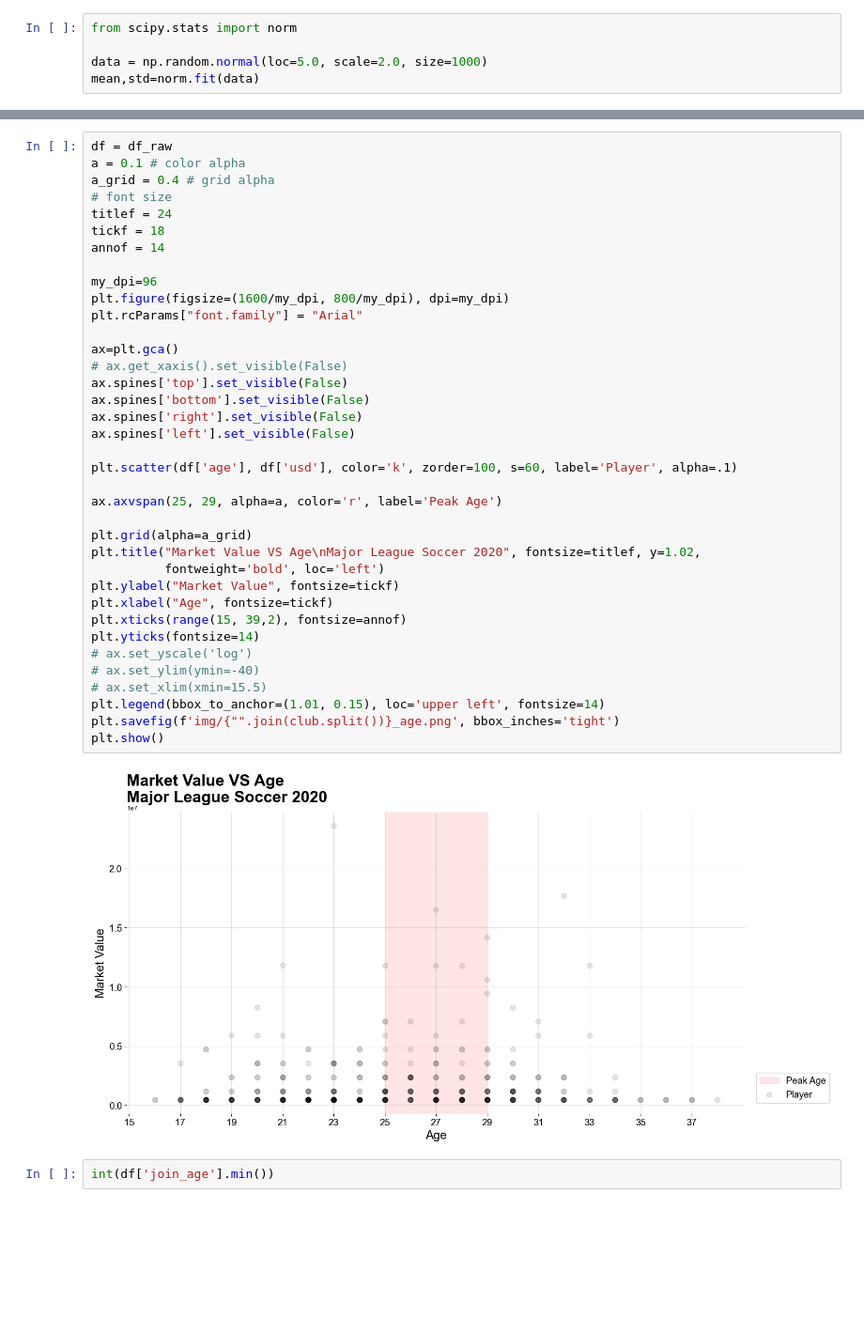
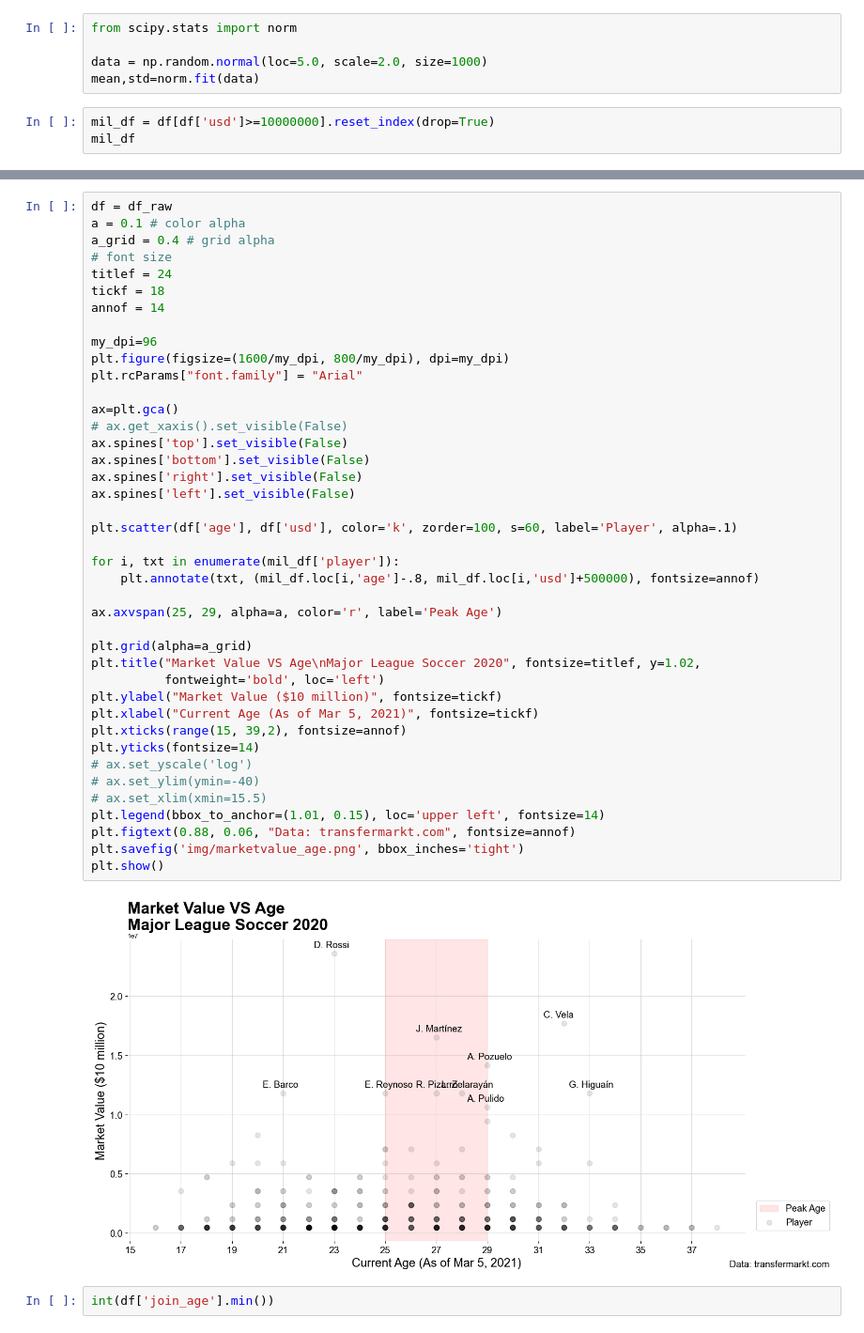
Before and after one commit to type-null/soccer-analysis, a Jupyter notebook: plot.ipynb, the cells around one changed output, grey strips where cells are left out. Shown: that part at 94% size. Drawn from its saved outputs; the diff is of its cells as text; blank space fills up the shorter version.

Commit message:
plot g+

```diff
--- a/plot.ipynb
+++ b/plot.ipynb
@@ -156,3 +141,6 @@ from scipy.stats import norm
 
 data = np.random.normal(loc=5.0, scale=2.0, size=1000)
 mean,std=norm.fit(data)
+# %%
+mil_df = df[df['usd']>=10000000].reset_index(drop=True)
+mil_df
@@ -164,37 +164,41 @@ a_grid = 0.4 # grid alpha
 titlef = 24
 tickf = 18
 annof = 14
 
 my_dpi=96
 plt.figure(figsize=(1600/my_dpi, 800/my_dpi), dpi=my_dpi)
 plt.rcParams["font.family"] = "Arial"
 
 ax=plt.gca()
 # ax.get_xaxis().set_visible(False)
 ax.spines['top'].set_visible(False)
 ax.spines['bottom'].set_visible(False)
 ax.spines['right'].set_visible(False)
 ax.spines['left'].set_visible(False)
 
 plt.scatter(df['age'], df['usd'], color='k', zorder=100, s=60, label='Player', alpha=.1)
 
+for i, txt in enumerate(mil_df['player']):
+    plt.annotate(txt, (mil_df.loc[i,'age']-.8, mil_df.loc[i,'usd']+500000), fontsize=annof)
+
 ax.axvspan(25, 29, alpha=a, color='r', label='Peak Age')
 
 plt.grid(alpha=a_grid)
 plt.title("Market Value VS Age\nMajor League Soccer 2020", fontsize=titlef, y=1.02,
           fontweight='bold', loc='left')
-plt.ylabel("Market Value", fontsize=tickf)
-plt.xlabel("Age", fontsize=tickf)
+plt.ylabel("Market Value ($10 million)", fontsize=tickf)
+plt.xlabel("Current Age (As of Mar 5, 2021)", fontsize=tickf)
 plt.xticks(range(15, 39,2), fontsize=annof)
 plt.yticks(fontsize=14)
 # ax.set_yscale('log')
 # ax.set_ylim(ymin=-40)
 # ax.set_xlim(xmin=15.5)
 plt.legend(bbox_to_anchor=(1.01, 0.15), loc='upper left', fontsize=14)
-plt.savefig(f'img/{"".join(club.split())}_age.png', bbox_inches='tight')
+plt.figtext(0.88, 0.06, "Data: transfermarkt.com", fontsize=annof)
+plt.savefig('img/marketvalue_age.png', bbox_inches='tight')
 plt.show()
 # %% [output]
-[figure, old version]
+[figure, new version]
 # %%
 int(df['join_age'].min())
 # %% [output]
```
Also changed, not shown: parts of 11 cells of this notebook, 5 other files.
